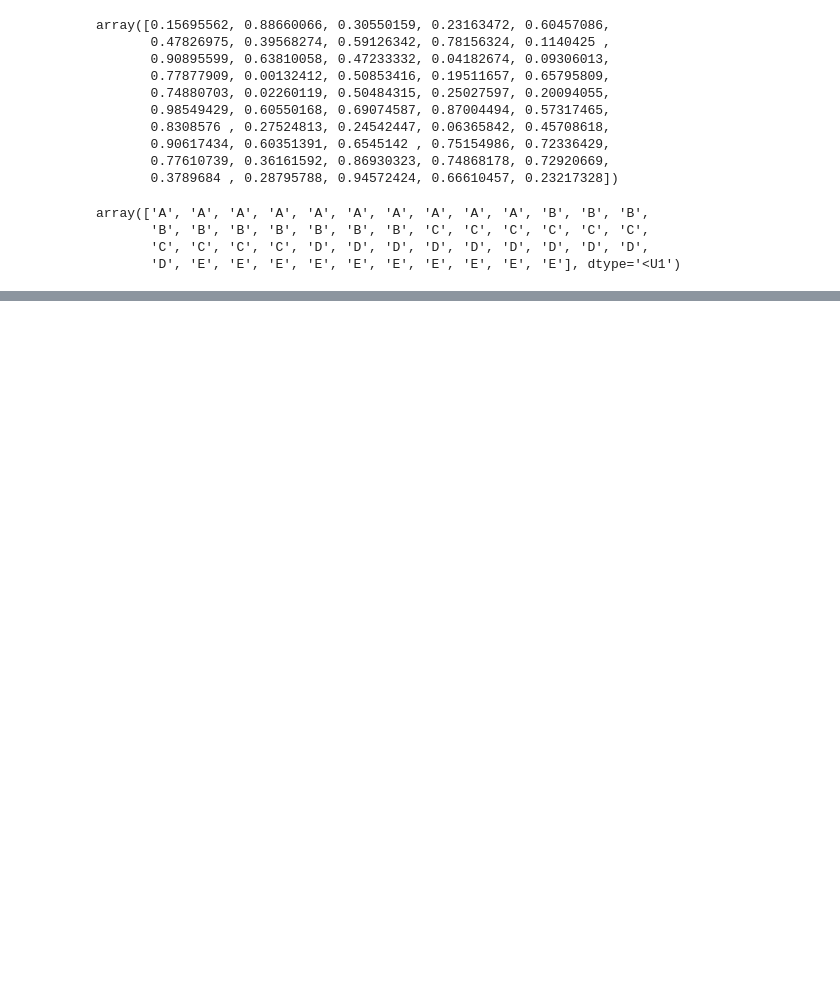
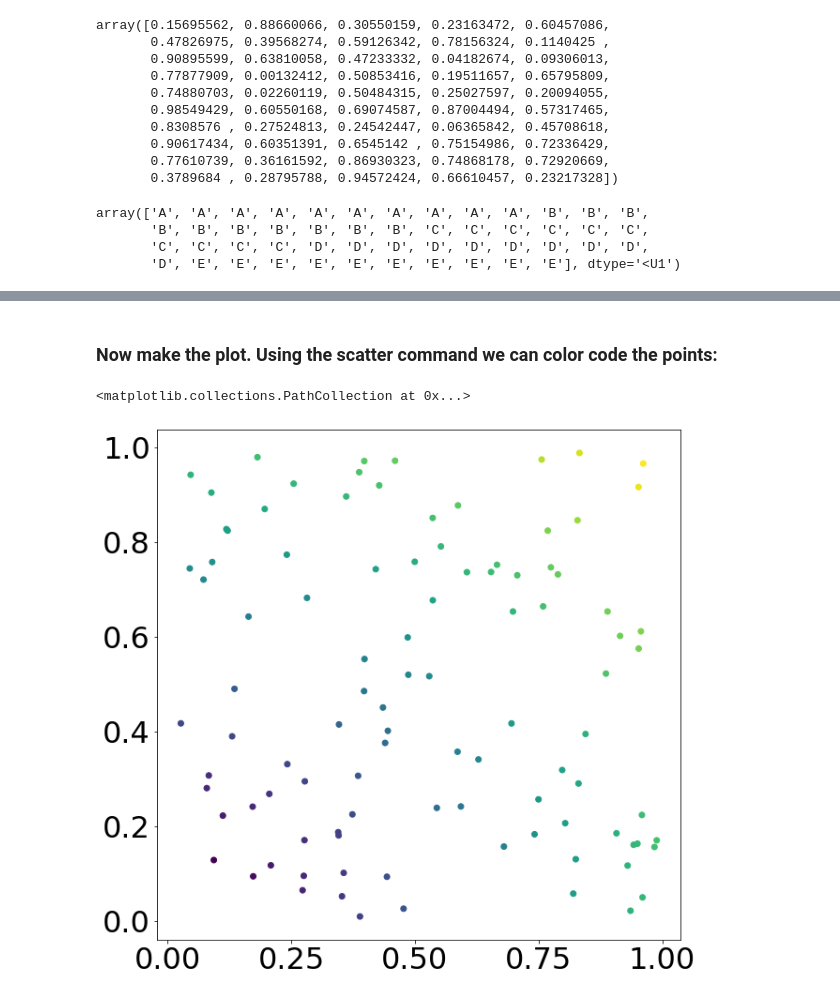
Before and after one commit to warmflasha/LecturesF23, a Jupyter notebook: Lecture4.ipynb, the cells around one changed output, grey strips where cells are left out. Cells and saved outputs as stored; diff of their text form; code cells hidden in the pictures; blank space fills up the shorter version.

```diff
--- a/Lecture4.ipynb
+++ b/Lecture4.ipynb
@@ -56,0 +133,13 @@ array(['goo', 'foo', 'moo', 'hoo'], dtype='<U3')
+# %%
+x = np.random.rand(100)
+y = np.random.rand(100)
+dists = np.sqrt(x*x+y*y)
+# %% [markdown]
+### Now make the plot. Using the scatter command we can color code the points:
+# %%
+fig = plt.figure()
+ax = fig.add_subplot()
+ax.scatter(x,y,c=dists)
+# %% [output]
+<matplotlib.collections.PathCollection at 0x...>
+[figure, added]
```
Also changed, not shown: parts of 61 cells of this notebook.
